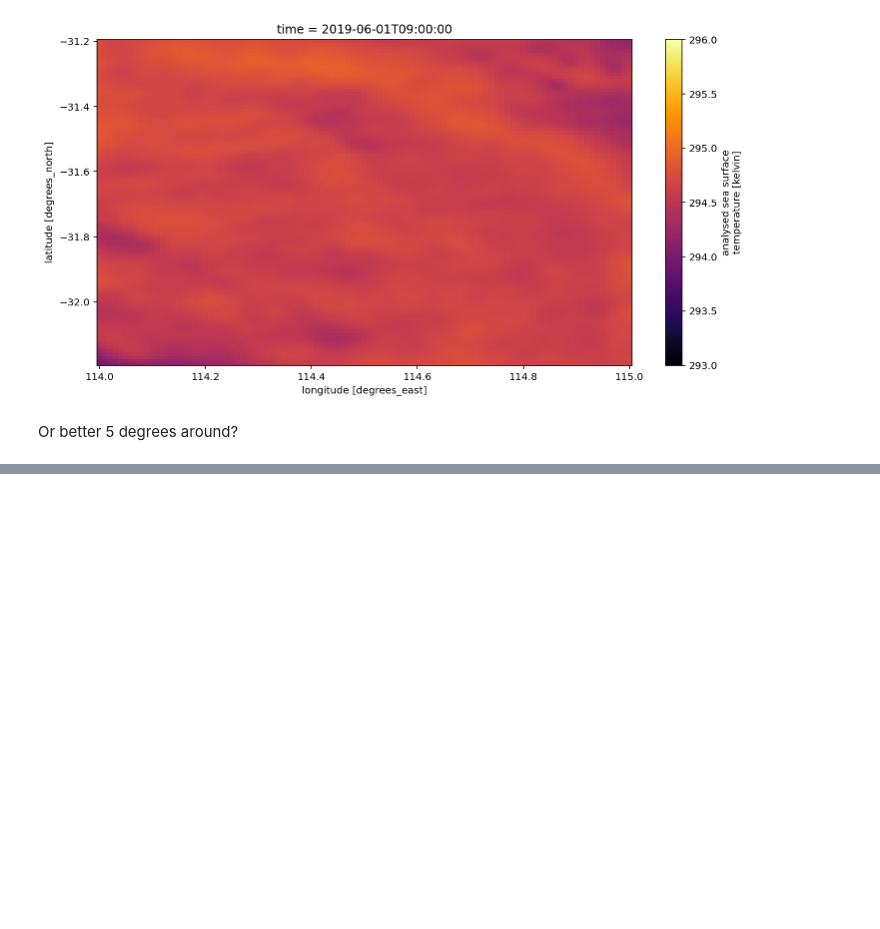
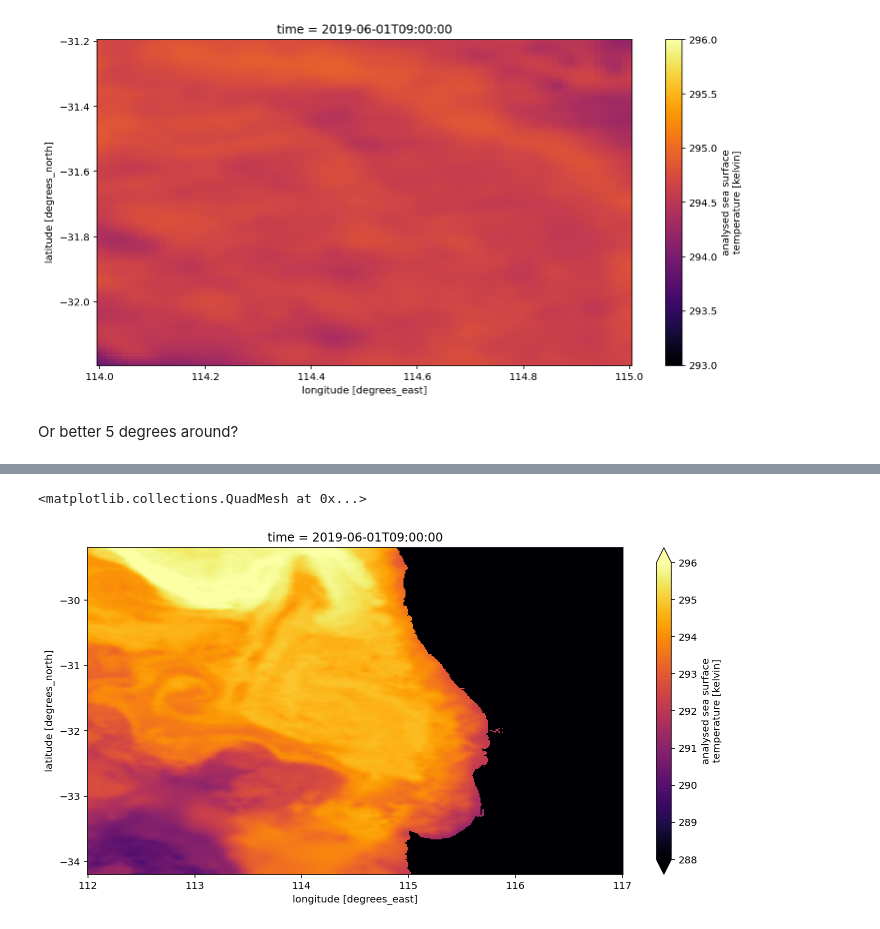
Before and after one commit to oceanhackweek/ohw20-proj-marine-heat-waves, a Jupyter notebook: get_aws_satellite_xarray_MHW.ipynb, the cells around one changed output, grey strips where cells are left out. Saved outputs shown, nothing was run; the diff lists cells and outputs as text; code cells hidden in the pictures; blank space fills up the shorter version.

```diff
--- a/get_aws_satellite_xarray_MHW.ipynb
+++ b/get_aws_satellite_xarray_MHW.ipynb
@@ -201,4 +201,5 @@ Or better 5 degrees around?
 
 subset_AU = ds_sst['analysed_sst'].sel(time='2019-06-01',lat=slice(-31.7-2.5,-31.7+2.5),lon=slice(114.5-2.5,114.5+2.5))
 
-subset_AU.plot(vmin=293,vmax=296,cmap='inferno')
+subset_AU.plot(vmin=288,vmax=296,cmap='inferno')
+# %% [output]
@@ -204,0 +208,2 @@ subset_AU.plot(vmin=293,vmax=296,cmap='inferno')
+<matplotlib.collections.QuadMesh at 0x...>
+[figure, added]
```
Also changed, not shown: parts of 3 cells of this notebook.
